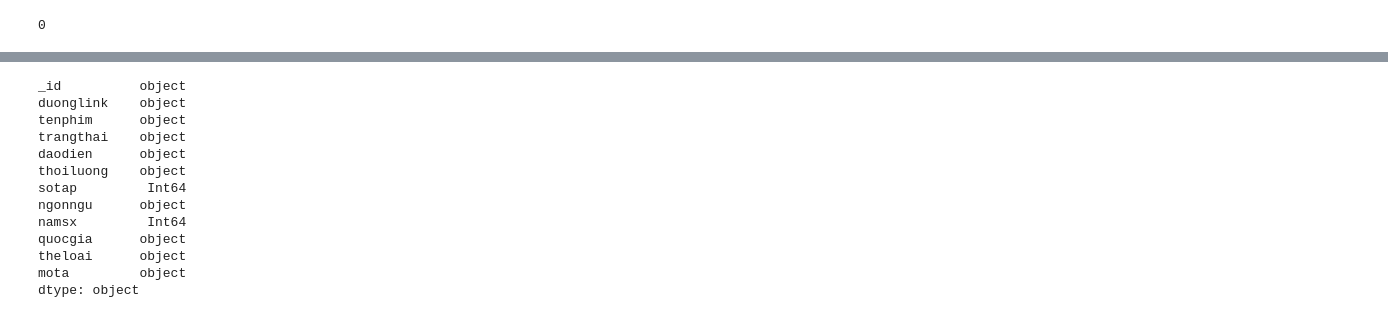
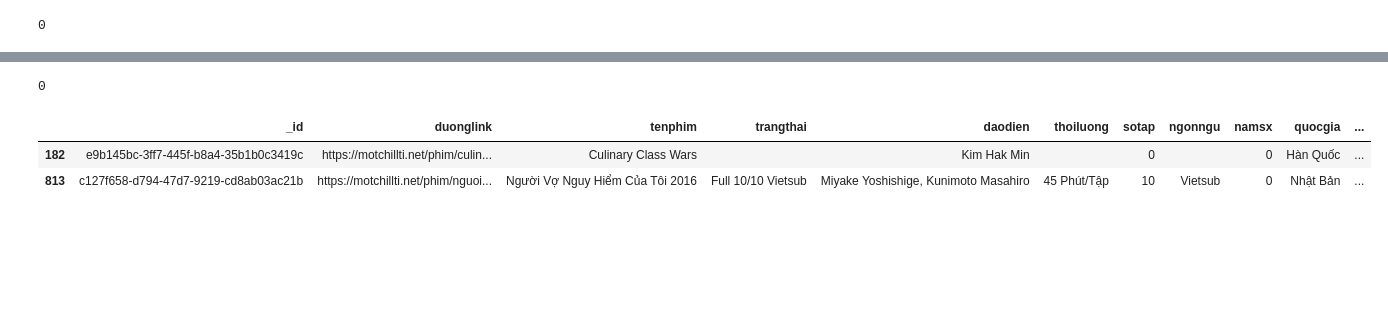
Before and after one commit to iuh-20039761-LeBaoPhi/motchill, a Jupyter notebook: duanmoi/motchill.ipynb, the cells around one changed output, grey strips where cells are left out. Drawn from its saved outputs; the diff is of its cells as text; code cells hidden in the pictures; blank space fills up the shorter version.

```diff
--- a/duanmoi/motchill.ipynb
+++ b/duanmoi/motchill.ipynb
@@ -166,3 +168,5 @@ For example, when doing 'df[col].method(value, inplace=True)', try using 'df.met
 
 
   df['sotap'].fillna(0, inplace=True)
+# %%
+df['namsx'].fillna(0, inplace=True)
@@ -190,16 +185,10 @@ df[df['sotap'] == 0]
-# %%
-df.dtypes
-# %% [output]
-_id          object
-duonglink    object
-tenphim      object
-trangthai    object
-daodien      object
-thoiluong    object
-sotap         Int64
-ngonngu      object
-namsx         Int64
-quocgia      object
-theloai      object
-mota         object
-dtype: object
+# %%
+df['namsx'].isnull().sum() # Kiểm tra số lượng NaN còn lại
+# %% [output]
+0
+# %%
+df[df['namsx'] == 0] #Kiểm tra giá trị rỗng vừa được thay thế ở cột namsx
+# %% [output]
+|  | _id | duonglink | tenphim | trangthai | daodien | thoiluong | sotap | ngonngu | namsx | quocgia | ... |
+| 182 | e9b145bc-3ff7-445f-b8a4-35b1b0c3419c | https://motchillti.net/phim/culin... | Culinary Class Wars |  | Kim Hak Min |  | 0 |  | 0 | Hàn Quốc | ... |
+| 813 | c127f658-d794-47d7-9219-cd8ab03ac21b | https://motchillti.net/phim/nguoi... | Người Vợ Nguy Hiểm Của Tôi 2016 | Full 10/10 Vietsub | Miyake Yoshishige, Kunimoto Masahiro | 45 Phút/Tập | 10 | Vietsub | 0 | Nhật Bản | ... |
```
Also changed, not shown: parts of 15 cells of this notebook, 2 other files.
